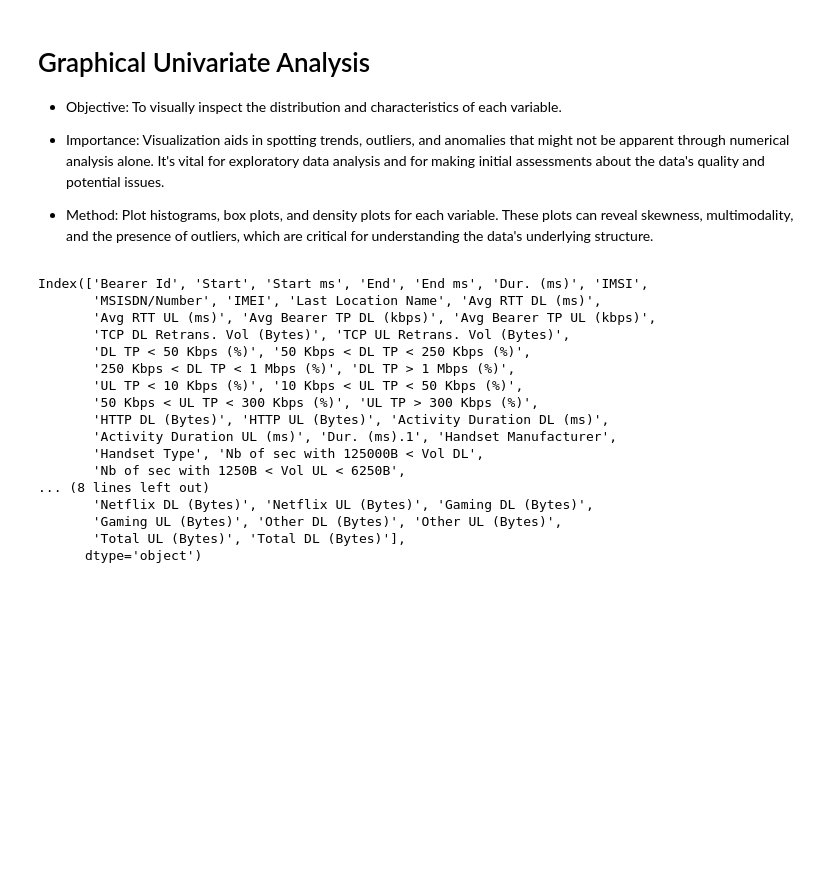
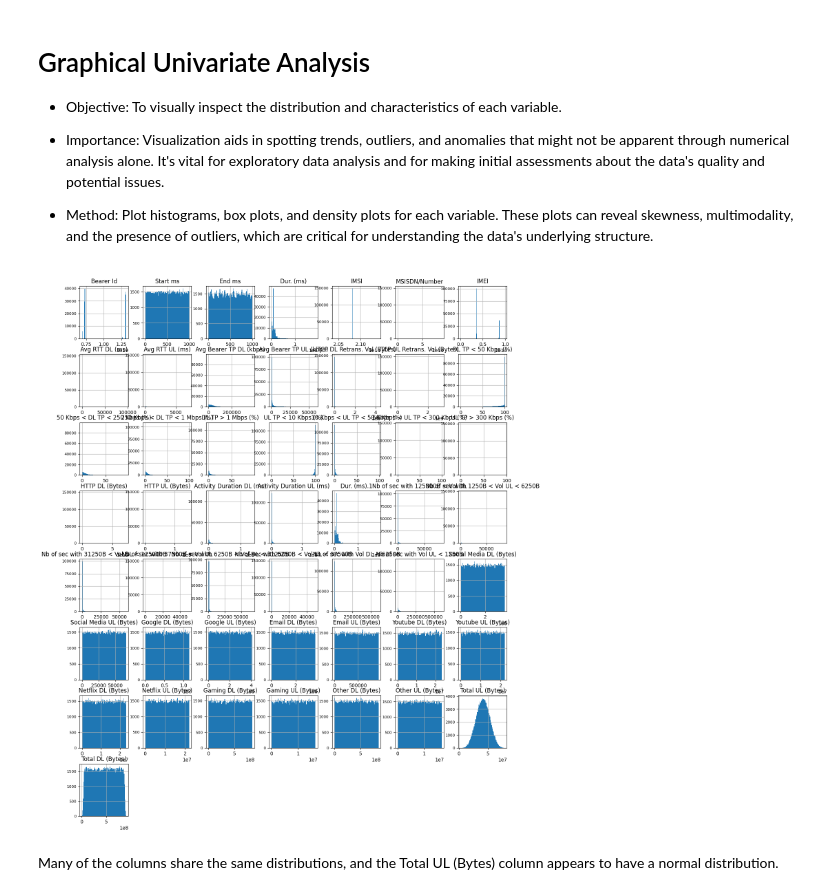
Before and after one commit to der-bew/TellCo_10ac_week2, a Jupyter notebook: notebooks/User_Overview_analysis.ipynb, the cells around one changed output. Cells and saved outputs as stored; diff of their text form; code cells hidden in the pictures; blank space fills up the shorter version.

```diff
--- a/notebooks/User_Overview_analysis.ipynb
+++ b/notebooks/User_Overview_analysis.ipynb
@@ -155,23 +155,14 @@ Mean Values: The mean values provide a general overview of the dataset. For exam
 - Importance: Visualization aids in spotting trends, outliers, and anomalies that might not be apparent through numerical analysis alone. It's vital for exploratory data analysis and for making initial assessments about the data's quality and potential issues.
 
 - Method: Plot histograms, box plots, and density plots for each variable. These plots can reveal skewness, multimodality, and the presence of outliers, which are critical for understanding the data's underlying structure.
-# %%
-tell_df.columns
-# %% [output]
-Index(['Bearer Id', 'Start', 'Start ms', 'End', 'End ms', 'Dur. (ms)', 'IMSI',
-       'MSISDN/Number', 'IMEI', 'Last Location Name', 'Avg RTT DL (ms)',
-       'Avg RTT UL (ms)', 'Avg Bearer TP DL (kbps)', 'Avg Bearer TP UL (kbps)',
-       'TCP DL Retrans. Vol (Bytes)', 'TCP UL Retrans. Vol (Bytes)',
-       'DL TP < 50 Kbps (%)', '50 Kbps < DL TP < 250 Kbps (%)',
-       '250 Kbps < DL TP < 1 Mbps (%)', 'DL TP > 1 Mbps (%)',
-       'UL TP < 10 Kbps (%)', '10 Kbps < UL TP < 50 Kbps (%)',
-       '50 Kbps < UL TP < 300 Kbps (%)', 'UL TP > 300 Kbps (%)',
-       'HTTP DL (Bytes)', 'HTTP UL (Bytes)', 'Activity Duration DL (ms)',
-       'Activity Duration UL (ms)', 'Dur. (ms).1', 'Handset Manufacturer',
-       'Handset Type', 'Nb of sec with 125000B < Vol DL',
-       'Nb of sec with 1250B < Vol UL < 6250B',
-... (8 lines left out)
-       'Netflix DL (Bytes)', 'Netflix UL (Bytes)', 'Gaming DL (Bytes)',
-       'Gaming UL (Bytes)', 'Other DL (Bytes)', 'Other UL (Bytes)',
-       'Total UL (Bytes)', 'Total DL (Bytes)'],
-      dtype='object')
+# %%
+numeric_df = tell_df.select_dtypes(include=['float64'])
+
+# Plotting histograms
+numeric_df.hist(figsize=(16, 20), bins=100, ylabelsize=8)
+plt.title("Histogram of Features that has a float type")
+plt.show()
+# %% [output]
+[figure, added]
+# %% [markdown]
+Many of the columns share the same distributions, and the Total UL (Bytes) column appears to have a normal distribution.
```
Also changed, not shown: parts of 16 cells of this notebook.
